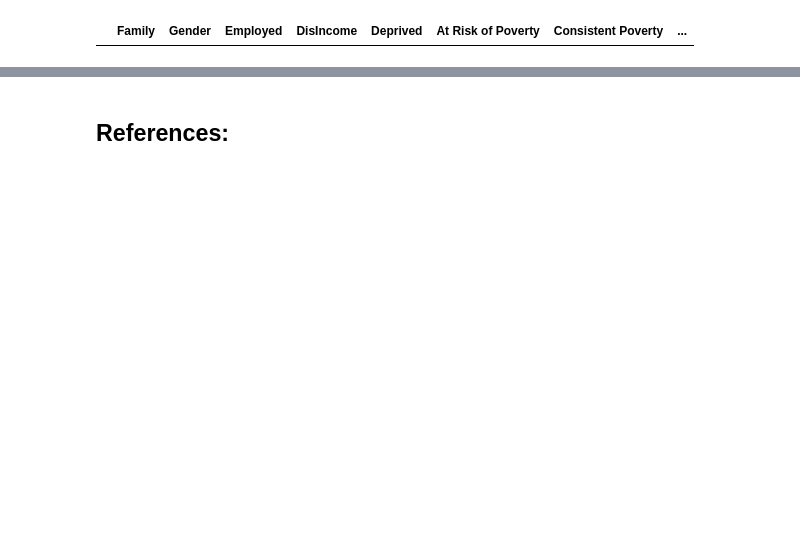
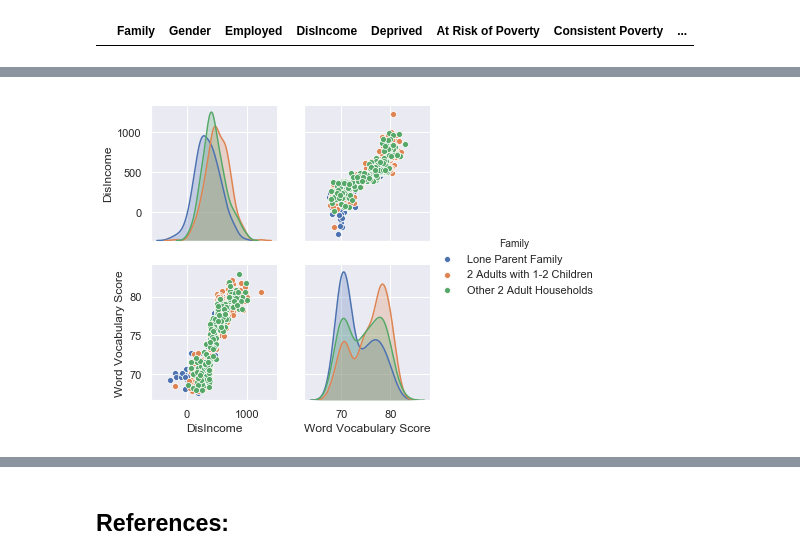
Before and after one commit to fionaoriordan/52465_19_project, a Jupyter notebook: 52465_19_project_dep1.ipynb, the cells around one changed output, grey strips where cells are left out. Saved outputs shown, nothing was run; the diff lists cells and outputs as text; code cells hidden in the pictures; blank space fills up the shorter version.

```diff
--- a/52465_19_project_dep1.ipynb
+++ b/52465_19_project_dep1.ipynb
@@ -732,0 +696,6 @@ df.describe()
+# %%
+# generate a pairplot of the dataframe differencing by Family type.
+g = sns.pairplot(df, hue = "Family")
+plt.show()
+# %% [output]
+[figure, added]
```
Also changed, not shown: parts of 28 cells of this notebook.
